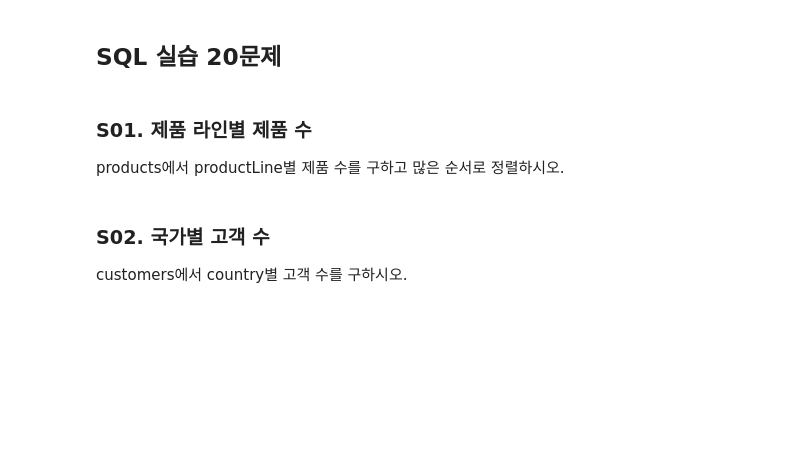
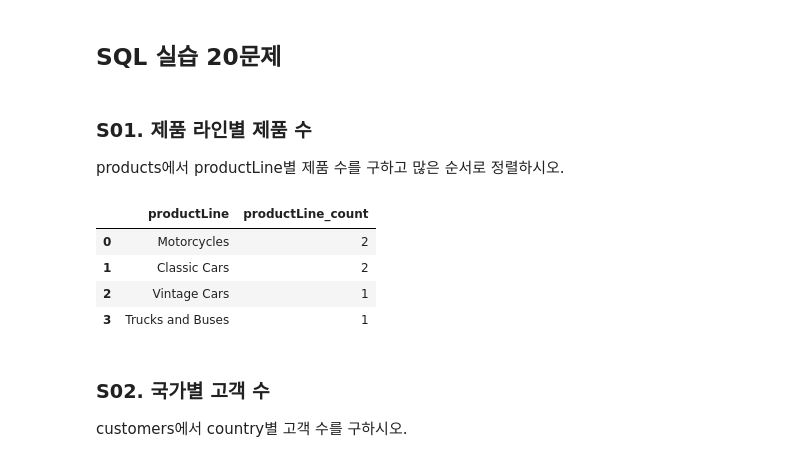
Before and after one commit to Han-think/Han-think.github.io, a Jupyter notebook: downloads/coding-test-review/coding-test-practice.ipynb, the cells around one changed output. Drawn from its saved outputs; the diff is of its cells as text; code cells hidden in the pictures; blank space fills up the shorter version.

```diff
--- a/downloads/coding-test-review/coding-test-practice.ipynb
+++ b/downloads/coding-test-review/coding-test-practice.ipynb
@@ -85,10 +98,23 @@ products에서 productLine별 제품 수를 구하고 많은 순서로 정렬하
 # %%
 # TODO: 직접 쿼리를 작성하세요.
 run_sql("""
 SELECT *
 FROM products
 LIMIT 3;
 """)
+
+run_sql("""
+SELECT productLine, COUNT(*) AS productLine_count
+FROM products
+GROUP BY productLine
+ORDER BY productLine_count DESC;
+""")
+# %% [output]
+|  | productLine | productLine_count |
+| 0 | Motorcycles | 2 |
+| 1 | Classic Cars | 2 |
+| 2 | Vintage Cars | 1 |
+| 3 | Trucks and Buses | 1 |
 # %%
 # 예시 정답
 run_sql("""
```
Also changed, not shown: parts of 9 cells of this notebook.
